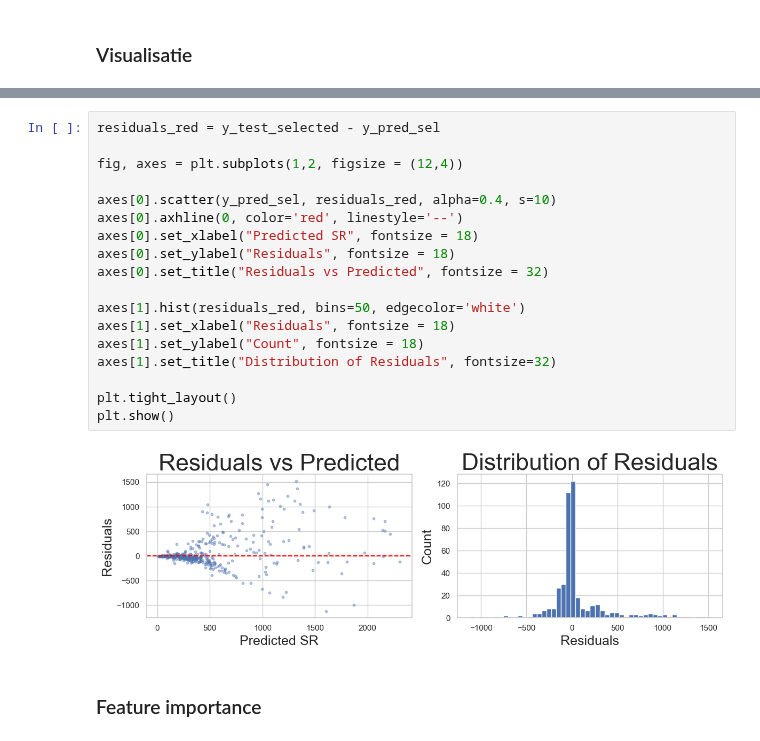
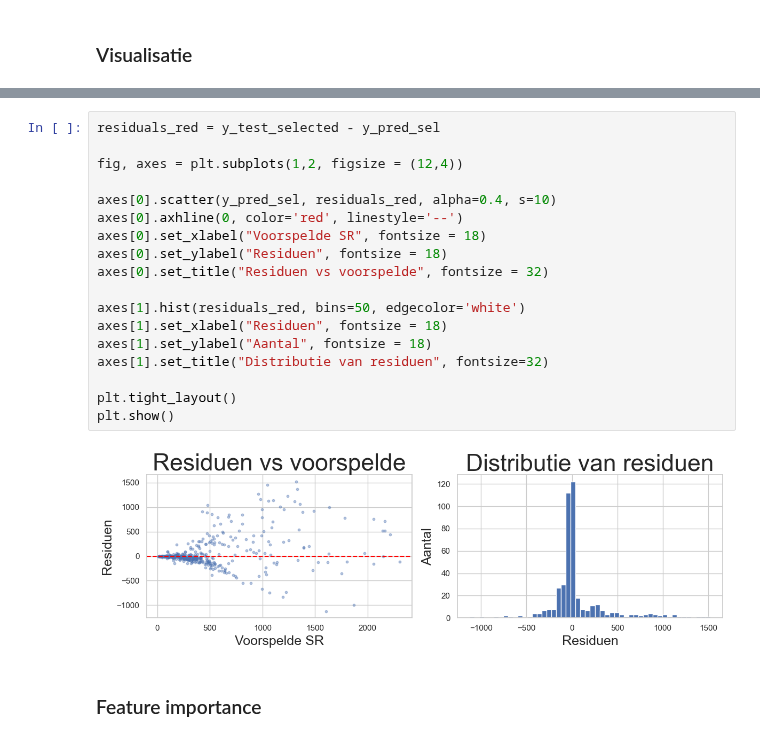
Before and after one commit to KatoMonteyne/Bachelorproef, a Jupyter notebook: Model SR.ipynb, the cells around one changed output, grey strips where cells are left out. Drawn from its saved outputs; the diff is of its cells as text.

```diff
--- a/Model SR.ipynb
+++ b/Model SR.ipynb
@@ -807,22 +822,22 @@ plt.show()
 # %%
 residuals_red = y_test_selected - y_pred_sel
 
 fig, axes = plt.subplots(1,2, figsize = (12,4))
 
 axes[0].scatter(y_pred_sel, residuals_red, alpha=0.4, s=10)
 axes[0].axhline(0, color='red', linestyle='--')
-axes[0].set_xlabel("Predicted SR", fontsize = 18)
-axes[0].set_ylabel("Residuals", fontsize = 18)
-axes[0].set_title("Residuals vs Predicted", fontsize = 32)
+axes[0].set_xlabel("Voorspelde SR", fontsize = 18)
+axes[0].set_ylabel("Residuen", fontsize = 18)
+axes[0].set_title("Residuen vs voorspelde", fontsize = 32)
 
 axes[1].hist(residuals_red, bins=50, edgecolor='white')
-axes[1].set_xlabel("Residuals", fontsize = 18)
-axes[1].set_ylabel("Count", fontsize = 18)
-axes[1].set_title("Distribution of Residuals", fontsize=32)
+axes[1].set_xlabel("Residuen", fontsize = 18)
+axes[1].set_ylabel("Aantal", fontsize = 18)
+axes[1].set_title("Distributie van residuen", fontsize=32)
 
 plt.tight_layout()
 plt.show()
 # %% [output]
-[figure, old version]
+[figure, new version]
 # %% [markdown]
 ### Feature importance
```
Also changed, not shown: parts of 15 cells of this notebook, 2 other files.
